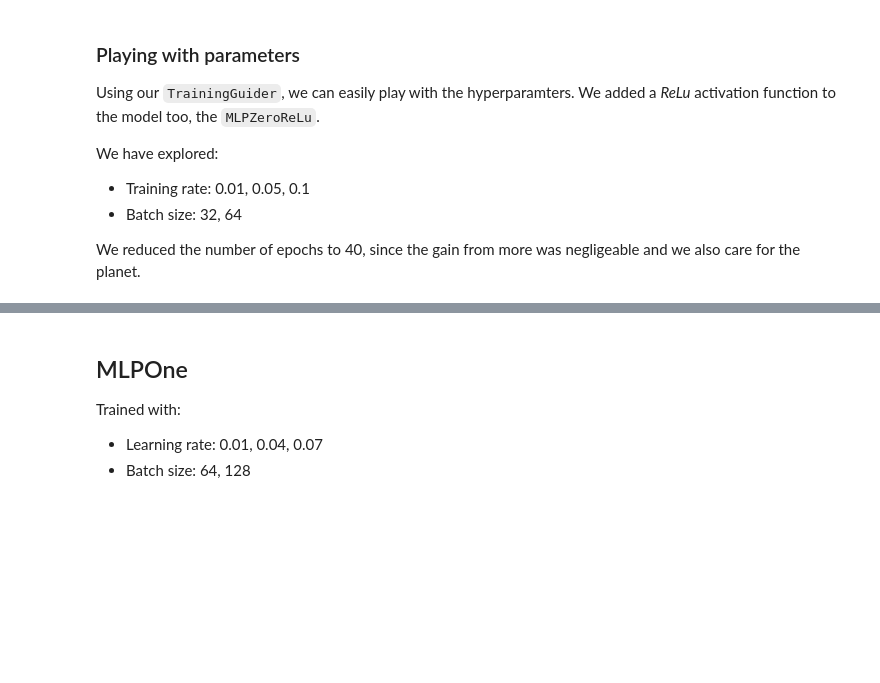
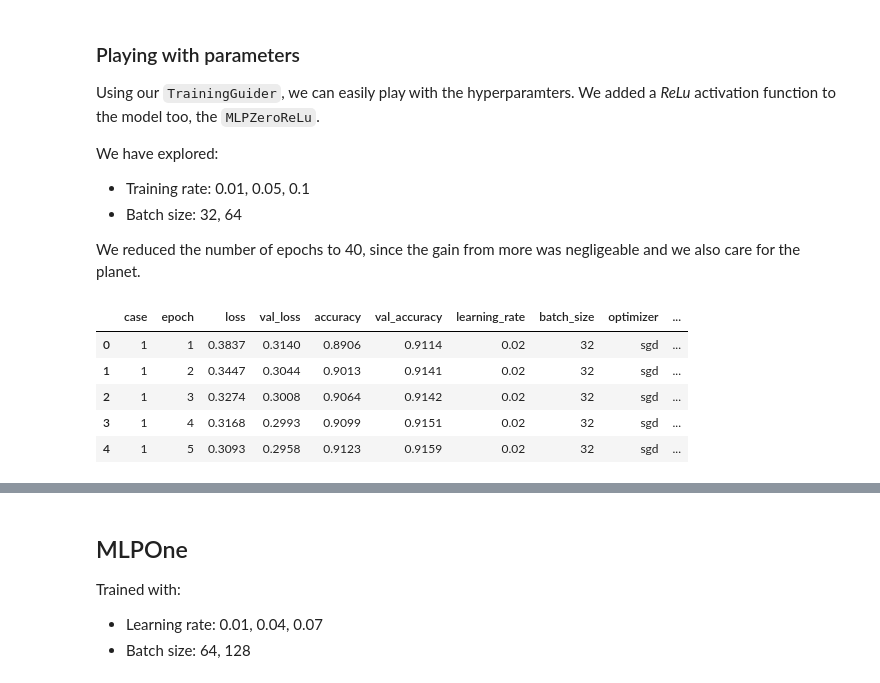
Before and after one commit to templierw/intelsys.mnist, a Jupyter notebook: MLP.ipynb, the cells around one changed output, grey strips where cells are left out. Saved outputs shown, nothing was run; the diff lists cells and outputs as text; code cells hidden in the pictures; blank space fills up the shorter version.

```diff
--- a/MLP.ipynb
+++ b/MLP.ipynb
@@ -56,7 +56,14 @@ We have explored:
 
 We reduced the number of epochs to 40, since the gain from more was negligeable and we also care for the planet.
 # %%
-#res = pd.read_csv('./results/mlp_zero_params.csv', index_col=0)
-#res.head()
+res = pd.read_csv('./results/zero_params.csv', index_col=0)
+res.head()
+# %% [output]
+|  | case | epoch | loss | val_loss | accuracy | val_accuracy | learning_rate | batch_size | optimizer | ... |
+| 0 | 1 | 1 | 0.3837 | 0.3140 | 0.8906 | 0.9114 | 0.02 | 32 | sgd | ... |
+| 1 | 1 | 2 | 0.3447 | 0.3044 | 0.9013 | 0.9141 | 0.02 | 32 | sgd | ... |
+| 2 | 1 | 3 | 0.3274 | 0.3008 | 0.9064 | 0.9142 | 0.02 | 32 | sgd | ... |
+| 3 | 1 | 4 | 0.3168 | 0.2993 | 0.9099 | 0.9151 | 0.02 | 32 | sgd | ... |
+| 4 | 1 | 5 | 0.3093 | 0.2958 | 0.9123 | 0.9159 | 0.02 | 32 | sgd | ... |
 # %%
 subres = res[(res.case == 7) | (res.case == 1)]
```
Also changed, not shown: parts of 6 cells of this notebook, 3 other files.
